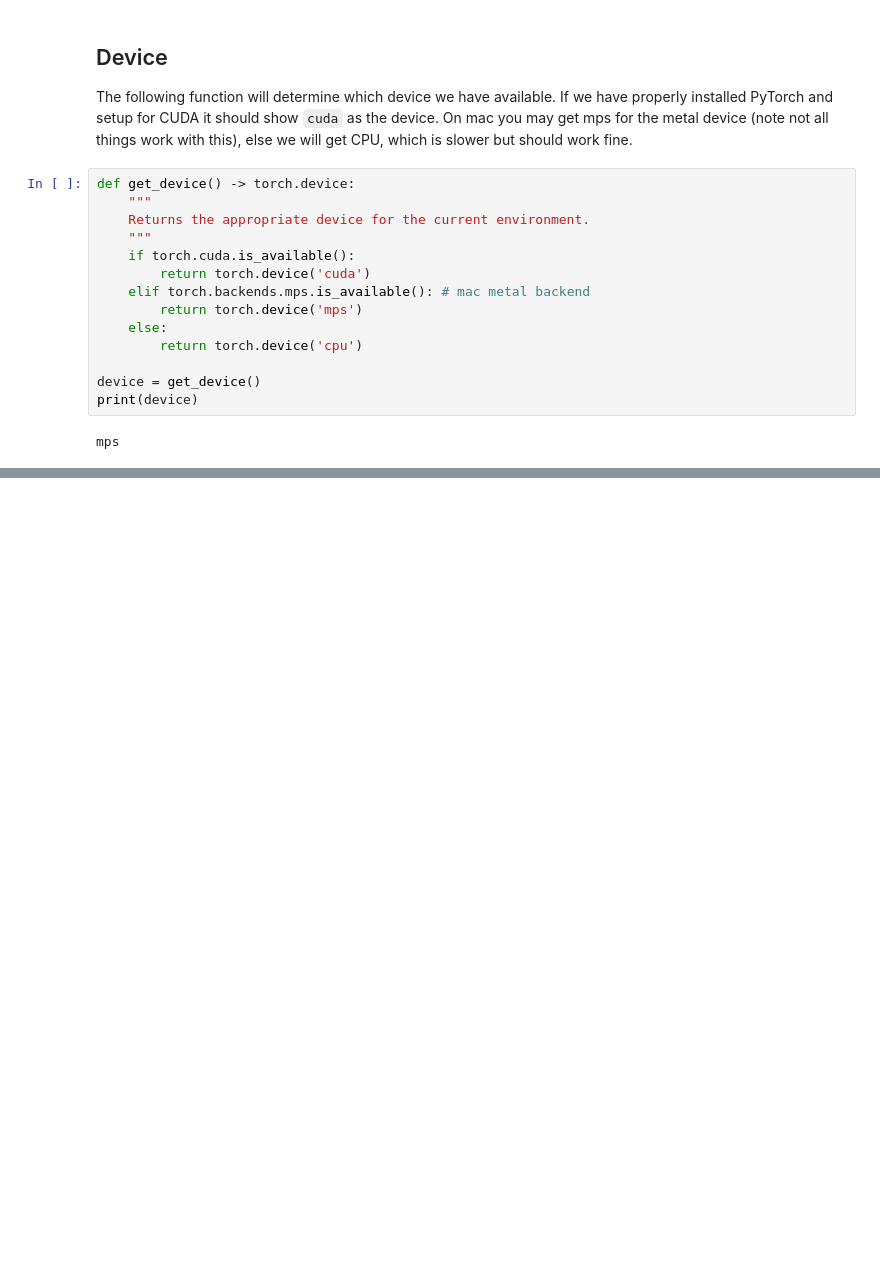
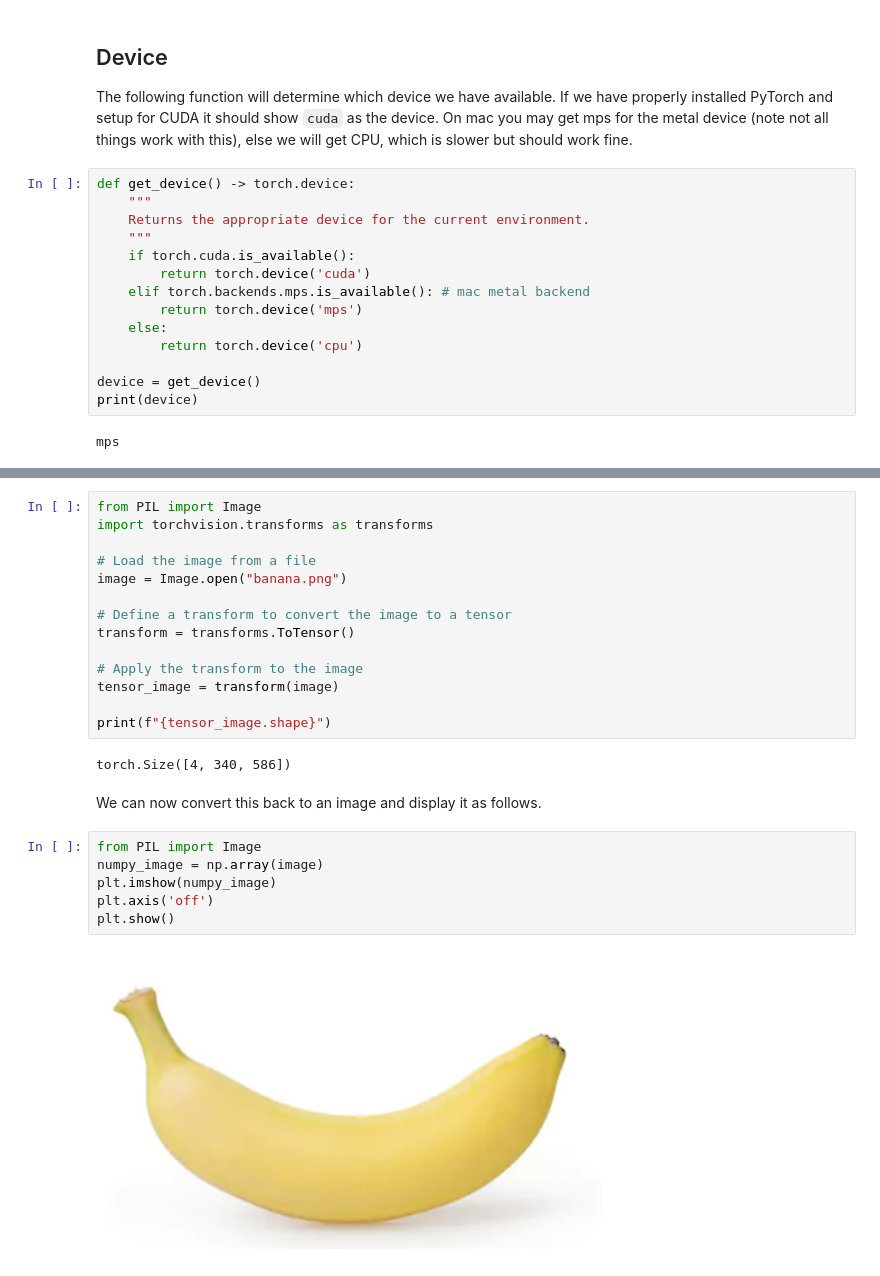
Before and after one commit to NCCA/SEForMedia, a Jupyter notebook: Lecture7/PyTorchAndTensors.ipynb, the cells around one changed output, grey strips where cells are left out. Saved outputs shown, nothing was run; the diff lists cells and outputs as text; blank space fills up the shorter version.

Commit message:
finished the Tensors notebook

```diff
--- a/Lecture7/PyTorchAndTensors.ipynb
+++ b/Lecture7/PyTorchAndTensors.ipynb
@@ -239,0 +302,26 @@ mps
+# %%
+from PIL import Image
+import torchvision.transforms as transforms
+
+# Load the image from a file
+image = Image.open("banana.png")
+
+# Define a transform to convert the image to a tensor
+transform = transforms.ToTensor()
+
+# Apply the transform to the image
+tensor_image = transform(image)
+
+print(f"{tensor_image.shape}")
+# %% [output]
+torch.Size([4, 340, 586])
+# %% [markdown]
+We can now convert this back to an image and display it as follows.
+# %%
+from PIL import Image
+numpy_image = np.array(image)
+plt.imshow(numpy_image)
+plt.axis('off')
+plt.show()
+# %% [output]
+[figure, added]
```
Also changed, not shown: parts of 18 cells of this notebook, 2 other files.
